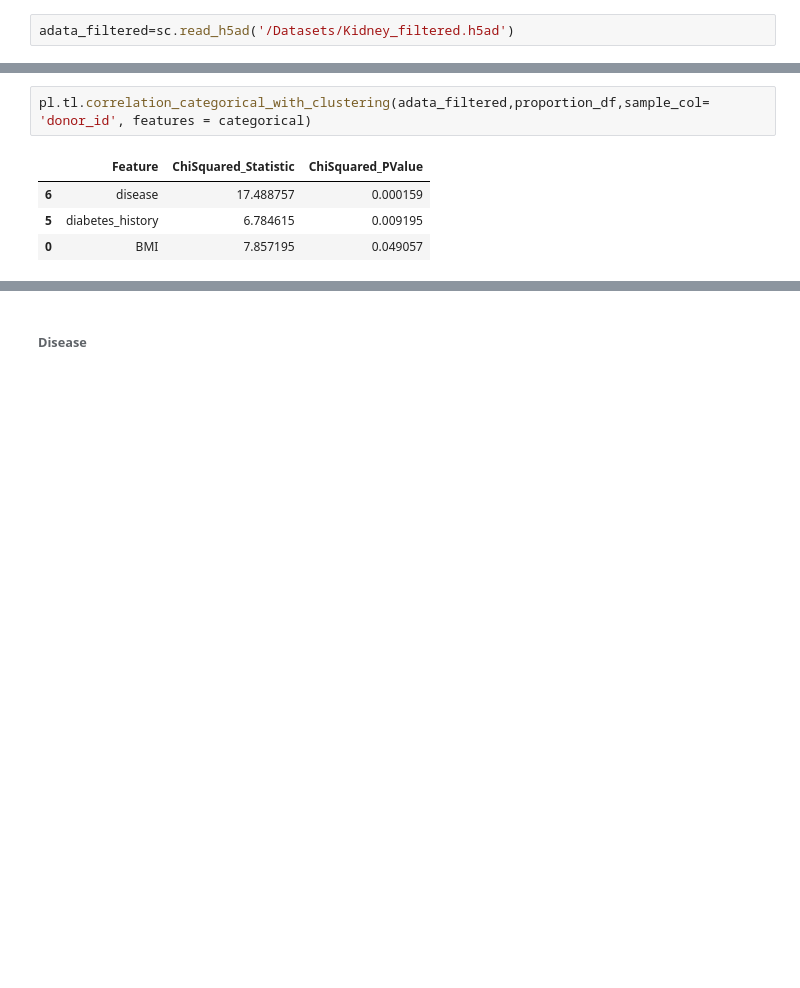
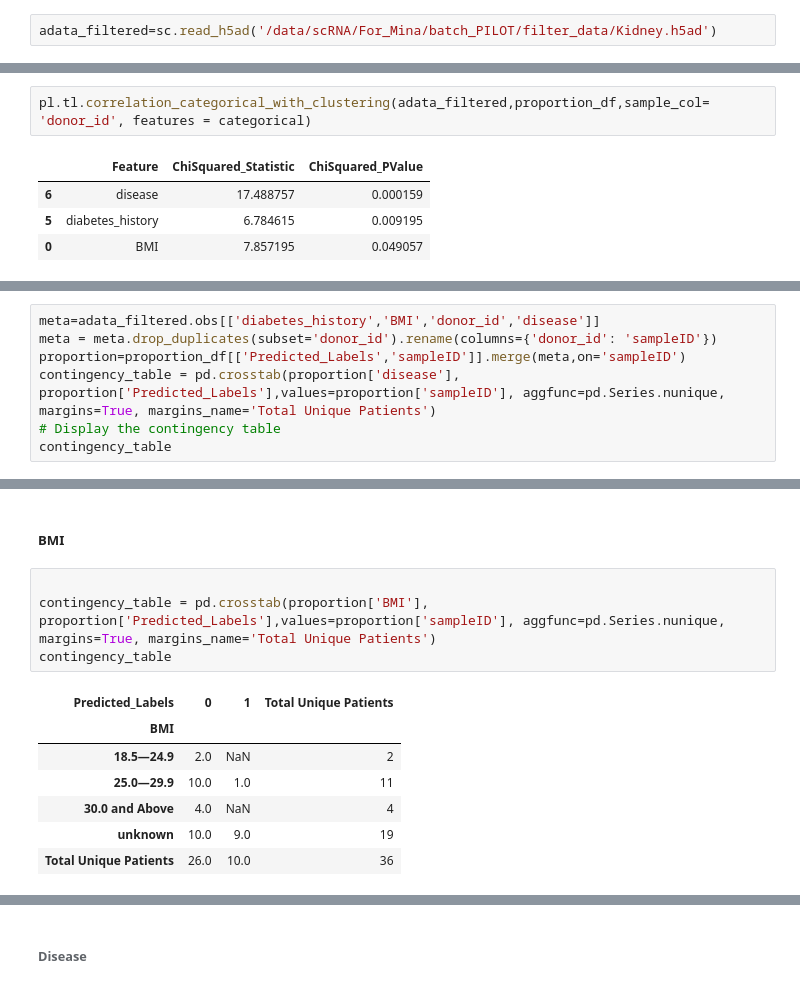
Before and after one commit to CostaLab/PILOT, a Jupyter notebook: Tutorial/Kidney_clusters.ipynb, the cells around one changed output, grey strips where cells are left out. Drawn from its saved outputs; the diff is of its cells as text; blank space fills up the shorter version.

```diff
--- a/Tutorial/Kidney_clusters.ipynb
+++ b/Tutorial/Kidney_clusters.ipynb
@@ -134,5 +131,5 @@ Here, we use the all previous steps for the filtered data set (only samples asso
 # %%
-adata_filtered=sc.read_h5ad('/Datasets/Kidney_filtered.h5ad')
+adata_filtered=sc.read_h5ad('/data/scRNA/For_Mina/batch_PILOT/filter_data/Kidney.h5ad')
 # %%
 pl.tl.wasserstein_distance(
     adata_filtered,
@@ -163,0 +169,7 @@ pl.tl.correlation_categorical_with_clustering(adata_filtered,proportion_df,sampl
+# %%
+meta=adata_filtered.obs[['diabetes_history','BMI','donor_id','disease']]
+meta = meta.drop_duplicates(subset='donor_id').rename(columns={'donor_id': 'sampleID'})
+proportion=proportion_df[['Predicted_Labels','sampleID']].merge(meta,on='sampleID')
+contingency_table = pd.crosstab(proportion['disease'], proportion['Predicted_Labels'],values=proportion['sampleID'], aggfunc=pd.Series.nunique, margins=True, margins_name='Total Unique Patients')
+# Display the contingency table
+contingency_table
@@ -163,0 +183,14 @@ pl.tl.correlation_categorical_with_clustering(adata_filtered,proportion_df,sampl
+# %% [markdown]
+##### BMI
+# %%
+
+contingency_table = pd.crosstab(proportion['BMI'], proportion['Predicted_Labels'],values=proportion['sampleID'], aggfunc=pd.Series.nunique, margins=True, margins_name='Total Unique Patients')
+contingency_table
+# %% [output]
+| Predicted_Labels | 0 | 1 | Total Unique Patients |
+| BMI |  |  |  |
+| 18.5—24.9 | 2.0 | NaN | 2 |
+| 25.0—29.9 | 10.0 | 1.0 | 11 |
+| 30.0 and Above | 4.0 | NaN | 4 |
+| unknown | 10.0 | 9.0 | 19 |
+| Total Unique Patients | 26.0 | 10.0 | 36 |
```
Also changed, not shown: parts of 25 cells of this notebook, 22 other files.
